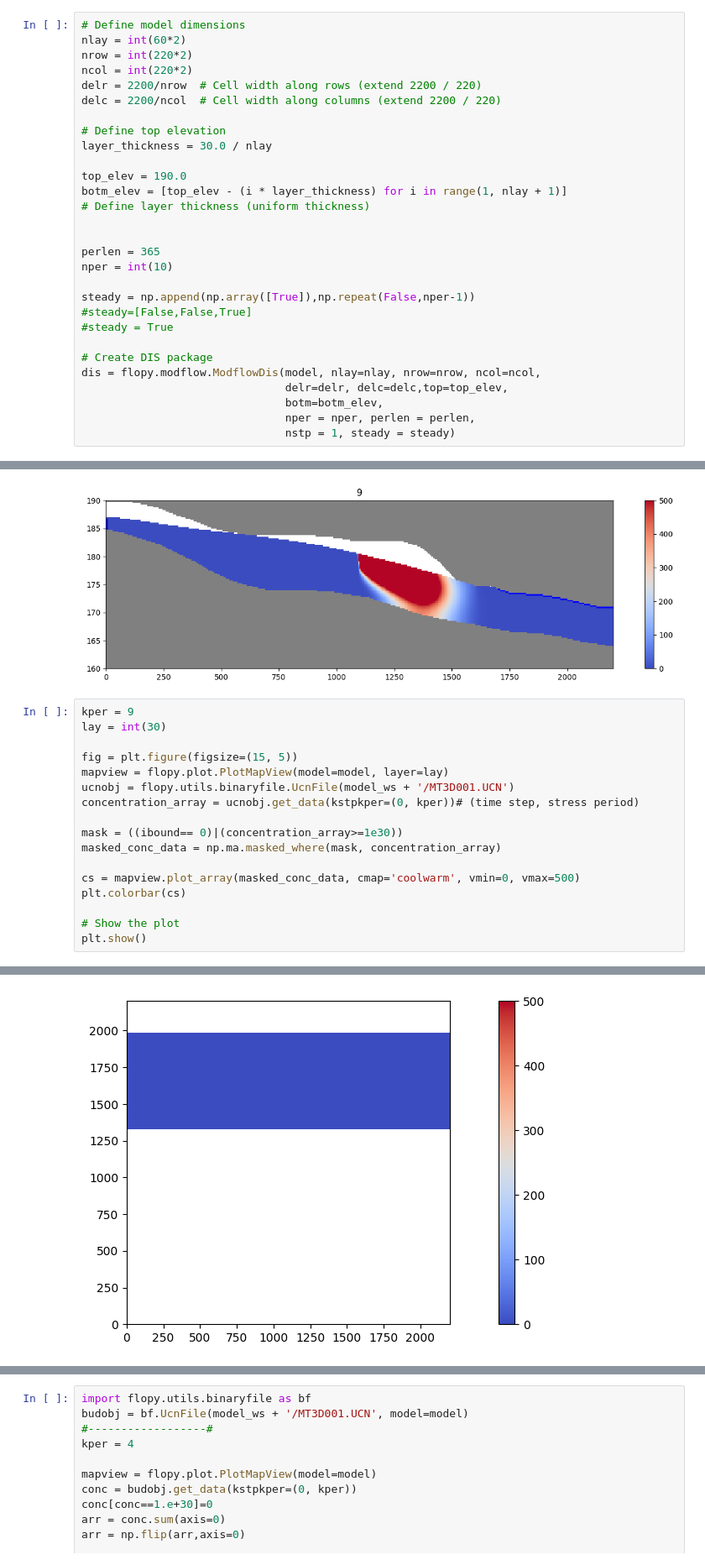
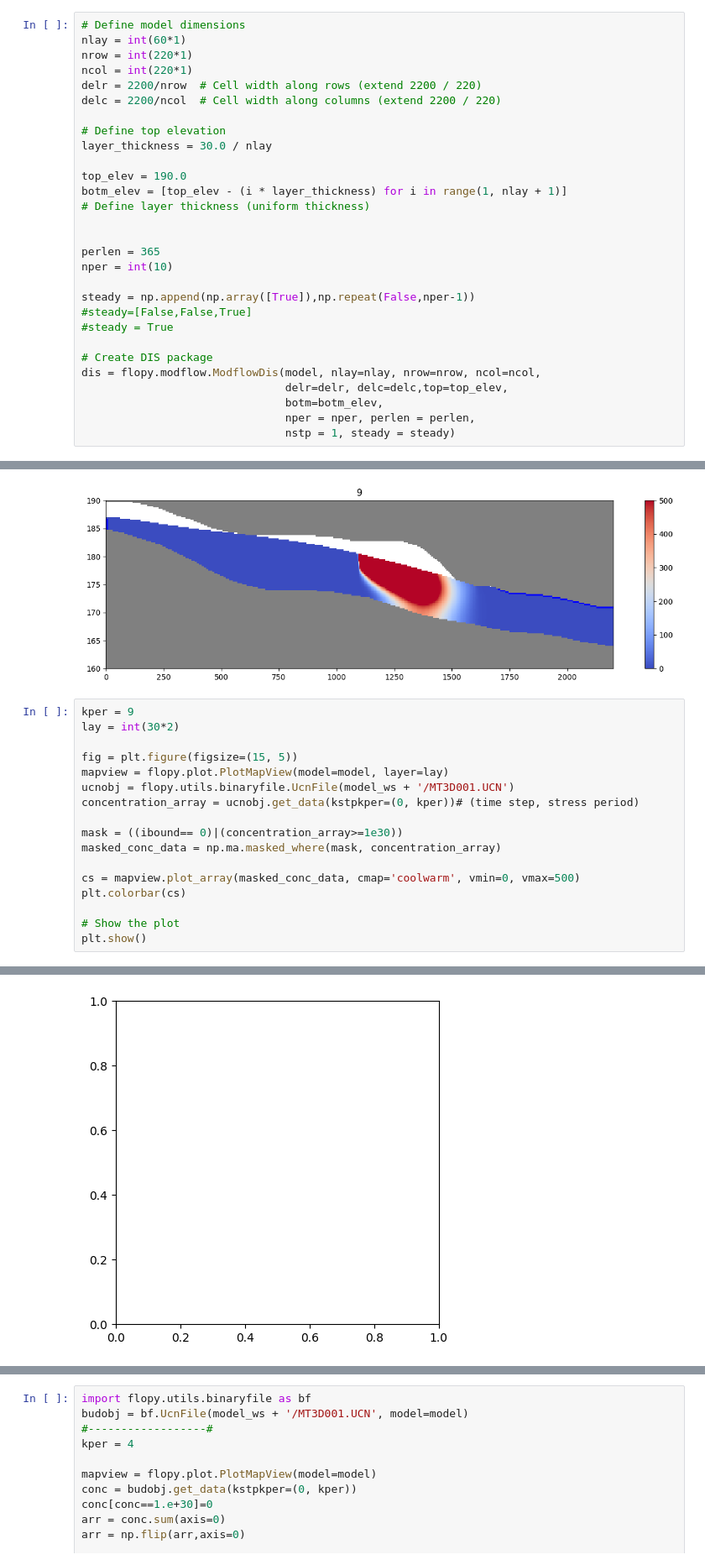
Before and after one commit to Shuyang-Wang/wasaga_model, a Jupyter notebook: wasaga_regional_test/2-wasga_regional_test.ipynb, the cells around one changed output, grey strips where cells are left out. Shown at 84% size. Drawn from its saved outputs; the diff is of its cells as text.

```diff
--- a/wasaga_regional_test/2-wasga_regional_test.ipynb
+++ b/wasaga_regional_test/2-wasga_regional_test.ipynb
@@ -95,9 +95,9 @@ model = flopy.seawat.Seawat(modelname="example_model",
 # DIS
 # %%
 # Define model dimensions
-nlay = int(60*2)
-nrow = int(220*2)
-ncol = int(220*2)
+nlay = int(60*1)
+nrow = int(220*1)
+ncol = int(220*1)
 delr = 2200/nrow  # Cell width along rows (extend 2200 / 220)
 delc = 2200/ncol  # Cell width along columns (extend 2200 / 220)
 
@@ -651,7 +643,7 @@ plt.show()
 [figure]
 # %%
 kper = 9
-lay = int(30)
+lay = int(30*2)
 
 fig = plt.figure(figsize=(15, 5))
 mapview = flopy.plot.PlotMapView(model=model, layer=lay)
@@ -670 +663 @@ plt.show()
-[figure, old version]
+[figure, new version]
```
Also changed, not shown: parts of 8 cells of this notebook.
